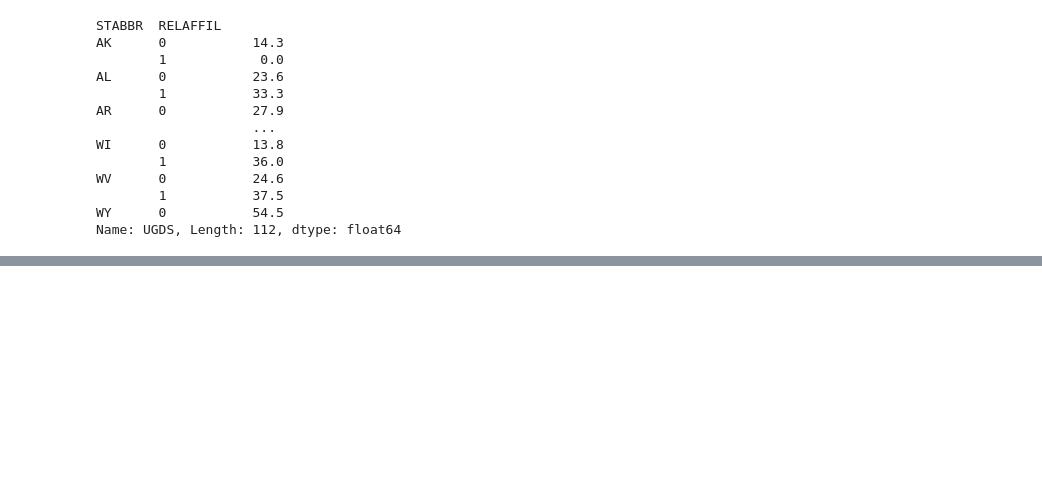
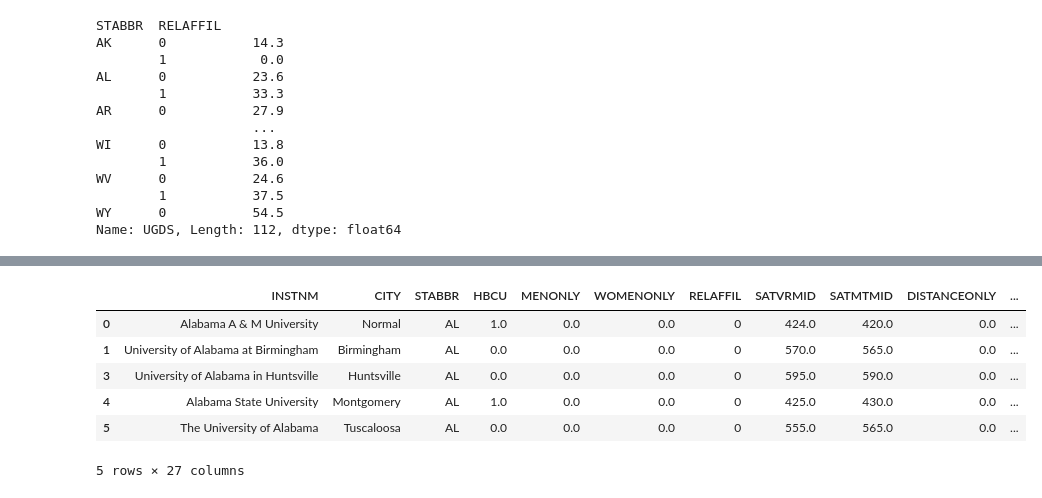
Before and after one commit to minstrel1149/pandas_practice-cookbook1, a Jupyter notebook: pd_cookbook_2_chapter9.ipynb, the cells around one changed output, grey strips where cells are left out. Drawn from its saved outputs; the diff is of its cells as text; code cells hidden in the pictures; blank space fills up the shorter version.

```diff
--- a/pd_cookbook_2_chapter9.ipynb
+++ b/pd_cookbook_2_chapter9.ipynb
@@ -244,0 +330,12 @@ Name: UGDS, Length: 112, dtype: float64
+# %%
+subset = ['UGDS', 'SATMTMID', 'SATVRMID']
+col2 = college.dropna(subset=subset)
+col2.head()
+# %% [output]
+|  | INSTNM | CITY | STABBR | HBCU | MENONLY | WOMENONLY | RELAFFIL | SATVRMID | SATMTMID | DISTANCEONLY | ... |
+| 0 | Alabama A & M University | Normal | AL | 1.0 | 0.0 | 0.0 | 0 | 424.0 | 420.0 | 0.0 | ... |
+| 1 | University of Alabama at Birmingham | Birmingham | AL | 0.0 | 0.0 | 0.0 | 0 | 570.0 | 565.0 | 0.0 | ... |
+| 3 | University of Alabama in Huntsville | Huntsville | AL | 0.0 | 0.0 | 0.0 | 0 | 595.0 | 590.0 | 0.0 | ... |
+| 4 | Alabama State University | Montgomery | AL | 1.0 | 0.0 | 0.0 | 0 | 425.0 | 430.0 | 0.0 | ... |
+| 5 | The University of Alabama | Tuscaloosa | AL | 0.0 | 0.0 | 0.0 | 0 | 555.0 | 565.0 | 0.0 | ... |
+5 rows × 27 columns
```
Also changed, not shown: parts of 14 cells of this notebook, 1 other file.
